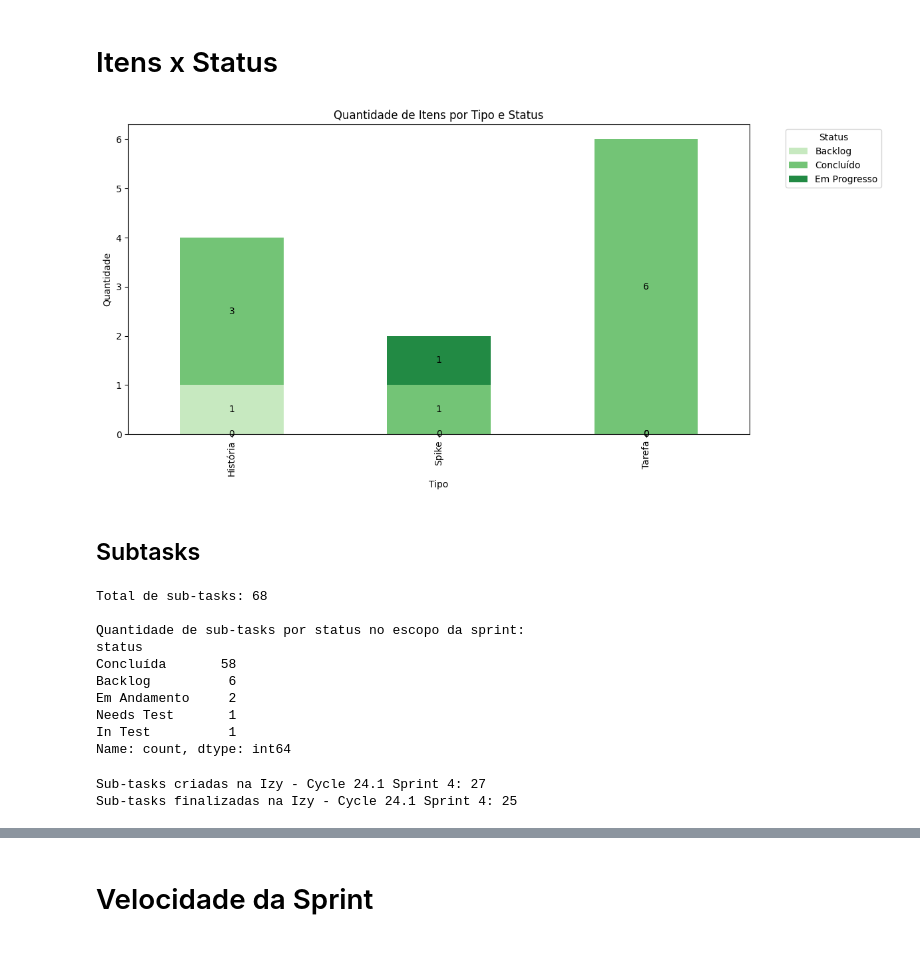
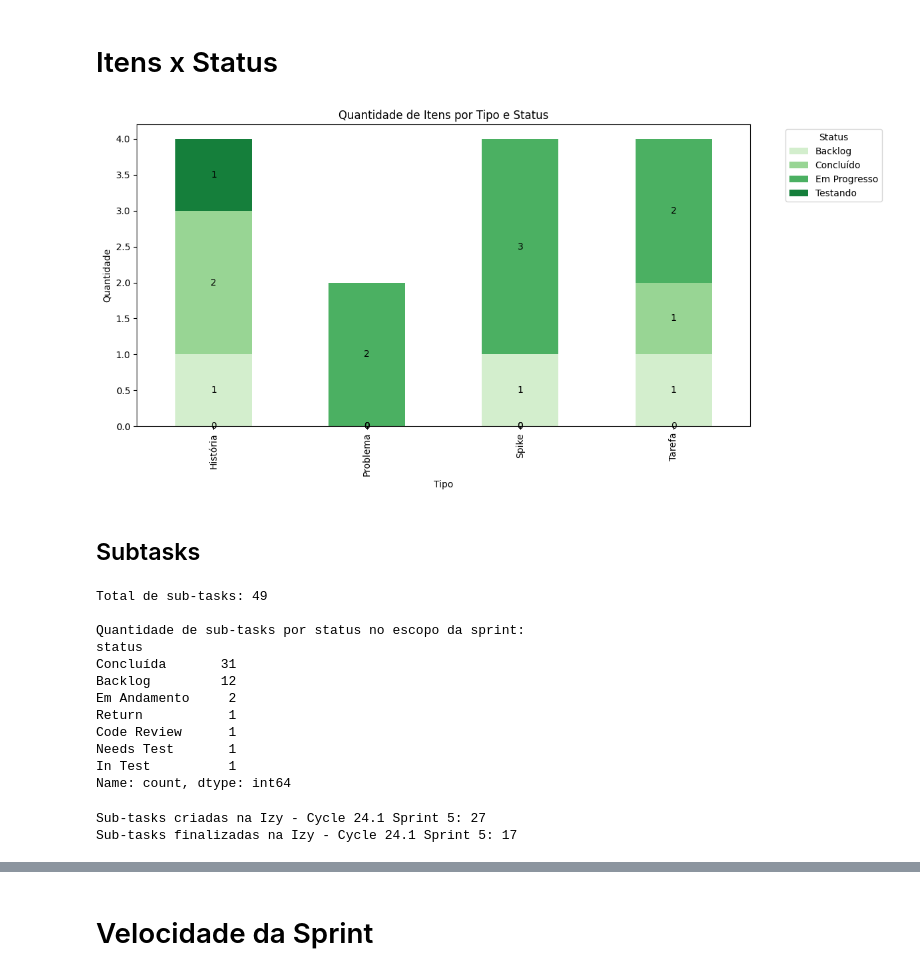
Before and after one commit to elieziossn/JiraSprintAnalysis, a Jupyter notebook: sprintreview.ipynb, the cells around one changed output, grey strips where cells are left out. Cells and saved outputs as stored; diff of their text form; code cells hidden in the pictures.

Commit message:
Adaptações para ler de arquivo xml otimizando a leitura das sprints e diminuindo intervenções manuais

```diff
--- a/sprintreview.ipynb
+++ b/sprintreview.ipynb
@@ -58,12 +28,14 @@ sprint_dates = {
 - Especifique o arquivo csv na variável file_path
 # %%
 # Carregar o arquivo enviado
-file_path = 'csv/jira-sprint4.csv'
+file_path = 'xmls/sprint.xml'
+
+parsed_items = xp.loadXml(file_path)
 # %% [markdown]
 ### Especificações manuais necessárias:
 - Especifique o nome da sprint ativa
 # %%
-sprint_ativa = 'Izy - Cycle 24.1 Sprint 4'
+sprint_ativa = 'Izy - Cycle 24.1 Sprint 5'
 # %% [markdown]
 ### Especificações manuais necessárias:
 - Revise a lista de feriados no período.
@@ -109,0 +47,8 @@ feriados_df[0] = pd.to_datetime(feriados_df[0], format='%d/%m/%y').dt.date
+# %%
+df_geral = dp.prepare_df(parsed_items)
+
+df = iu.filter_sprint_ativa(df_geral, sprint_ativa)
+
+sprints_df = iu.prepare_sprints_df(sprint_dates)
+
+feriados_df = iu.prepare_feriados_df(feriados)
@@ -141,34 +76,34 @@ def simplify_status(status):
 # %%
-items_simplified = filter_items(df).copy()
+items_simplified = iu.filter_items(df).copy()
 # Apply the status mapping
-items_simplified['status'] = items_simplified['status'].apply(simplify_status)
+items_simplified['status'] = items_simplified['status'].apply(iu.simplify_status)
 
 # Create pivot table with simplified status, ensure counts are integers
 pivot_simplified = pd.crosstab(items_simplified['tipo'], items_simplified['status']).astype(int)
 
 # Generate a color palette with more variations
 colors = sns.color_palette("Greens", n_colors=len(pivot_simplified.columns))
 
 # Re-plot the stacked bar chart with the new color palette
 ax = pivot_simplified.plot(kind='bar', stacked=True, figsize=(12,6), color=colors)
 
 # Add value labels on the bars
 for c in ax.containers:
     ax.bar_label(c, label_type='center')
 
 plt.title('Quantidade de Itens por Tipo e Status')
 plt.xlabel('Tipo')
 plt.ylabel('Quantidade')
 plt.legend(title='Status', bbox_to_anchor=(1.05, 1), loc='upper left')
 plt.tight_layout()
 plt.show()
 # %% [output]
-[figure, old version]
+[figure, new version]
 # %% [markdown]
 ## Subtasks
 # %%
 # Get subtasks using filter_subitems
-subtasks = filter_subitems(df)
+subtasks = iu.filter_subitems(df)
 subtask_count = subtasks['status'].value_counts()
 total_subtasks = len(subtasks)
 
@@ -177,29 +112,31 @@ print(f"Total de sub-tasks: {total_subtasks}")
 print("\nQuantidade de sub-tasks por status no escopo da sprint:")
 print(subtask_count)
 # %% [output]
-Total de sub-tasks: 68
+Total de sub-tasks: 49
 
 Quantidade de sub-tasks por status no escopo da sprint:
 status
-Concluída       58
-Backlog          6
+Concluída       31
+Backlog         12
 Em Andamento     2
+Return           1
+Code Review      1
 Needs Test       1
 In Test          1
 Name: count, dtype: int64
 # %%
 # Obter as datas de início e fim da sprint ativa
-sprint_start = sprint_df.loc[sprint_ativa, 'start']
-sprint_end = sprint_df.loc[sprint_ativa, 'end']
+sprint_start = sprints_df.loc[sprint_ativa, 'start']
+sprint_end = sprints_df.loc[sprint_ativa, 'end']
 
 # Filtrar sub-tasks criadas dentro do período da sprint ativa usando a função filter_subitems
-subtasks_created = filter_subitems(df_geral[
+subtasks_created = iu.filter_subitems(df_geral[
     (df_geral['data_criacao'] >= sprint_start) &
     (df_geral['data_criacao'] <= sprint_end)
 ])
 
 # Filtrar sub-tasks finalizadas dentro do período da sprint ativa
-subtasks_completed = filter_subitems(df_geral[
+subtasks_completed = iu.filter_subitems(df_geral[
     (df_geral['data_resolucao'] >= sprint_start) &
     (df_geral['data_resolucao'] <= sprint_end)
 ])
@@ -211,8 +148,8 @@ num_subtasks_completed = len(subtasks_completed)
 print(f"Sub-tasks criadas na {sprint_ativa}: {num_subtasks_created}")
 print(f"Sub-tasks finalizadas na {sprint_ativa}: {num_subtasks_completed}")
 # %% [output]
-Sub-tasks criadas na Izy - Cycle 24.1 Sprint 4: 27
-Sub-tasks finalizadas na Izy - Cycle 24.1 Sprint 4: 25
+Sub-tasks criadas na Izy - Cycle 24.1 Sprint 5: 27
+Sub-tasks finalizadas na Izy - Cycle 24.1 Sprint 5: 17
 # %%
 # Create a date range for working days (Monday to Friday)
 date_range = pd.date_range(start=sprint_start, end=sprint_end, freq='B').strftime('%Y-%m-%d')
```
Also changed, not shown: parts of 11 cells of this notebook, 4 other files.
